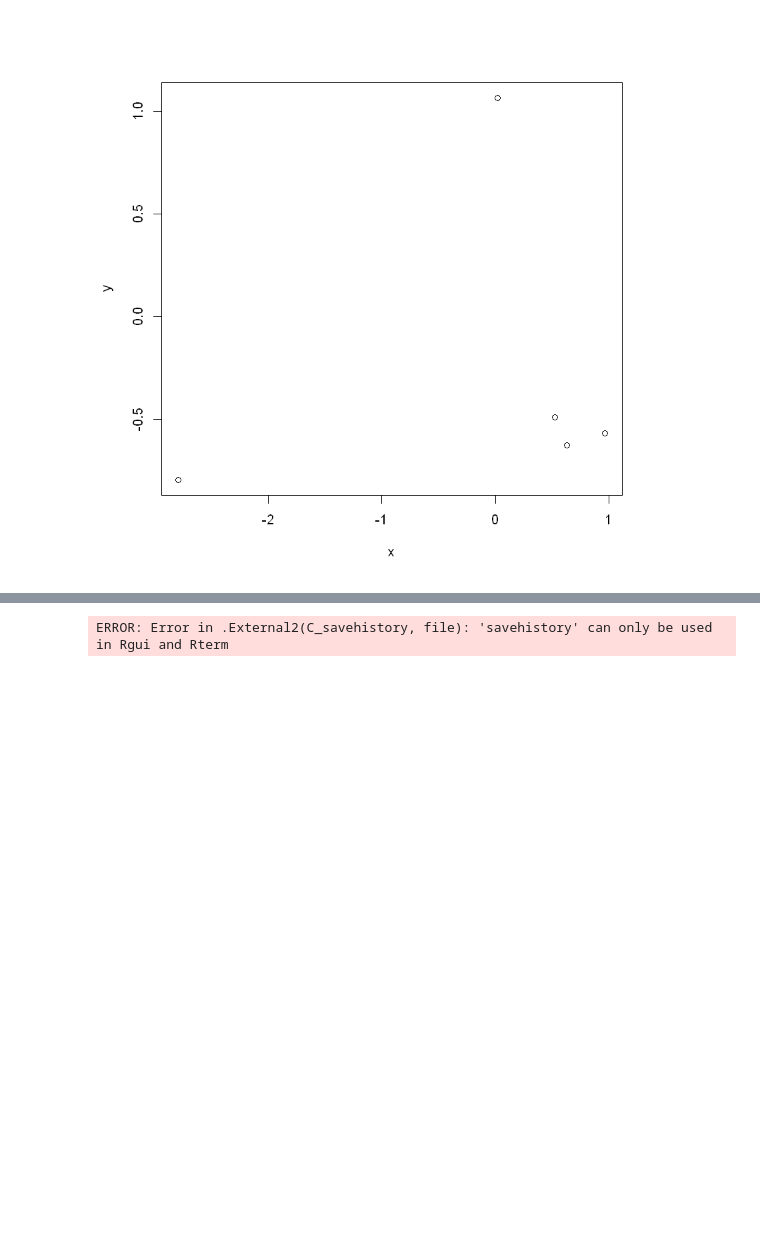
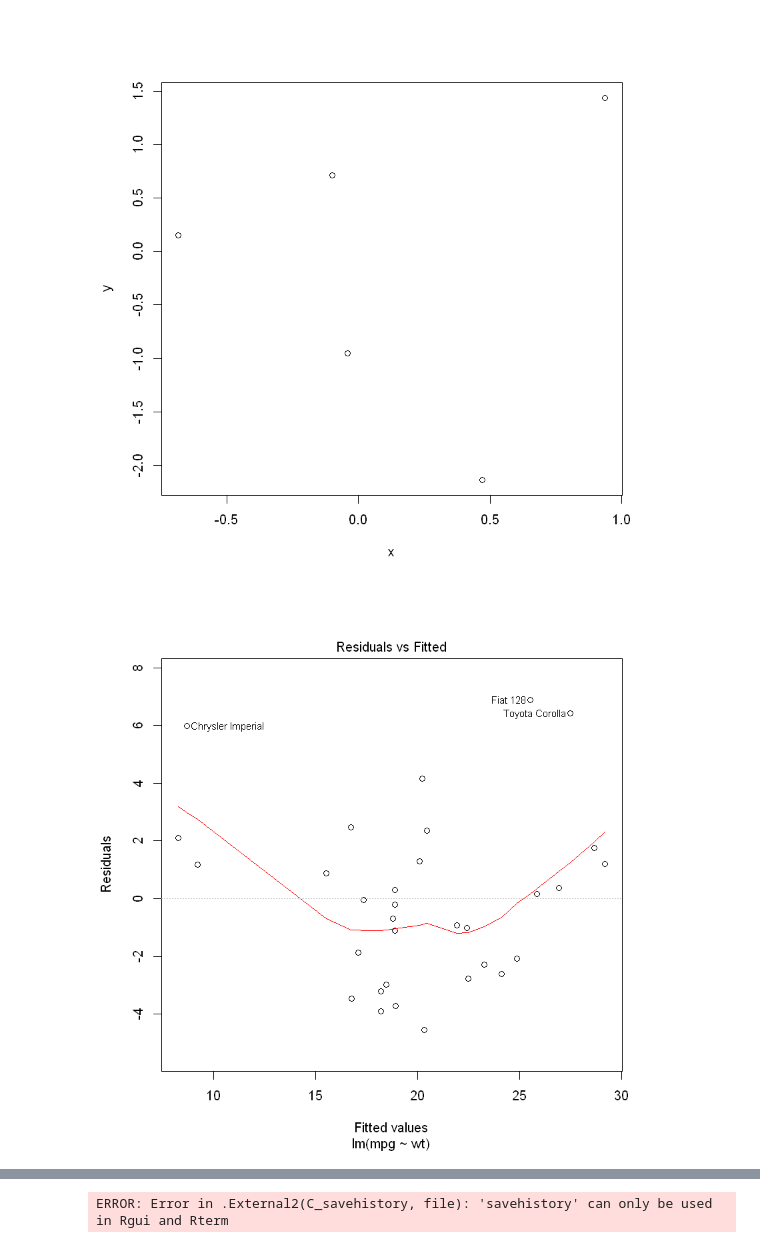
Before and after one commit to THUzhangga/R_notebook, a Jupyter notebook: R_notebook.ipynb, the cells around one changed output, grey strips where cells are left out. Cells and saved outputs as stored; diff of their text form; code cells hidden in the pictures; blank space fills up the shorter version.

```diff
--- a/R_notebook.ipynb
+++ b/R_notebook.ipynb
@@ -1,6 +11,9 @@
 # %%
 x<-rnorm(5)
 y<-rnorm(5)
 plot(x,y)
+lmfit <- lm(mpg~wt, data=mtcars)
+plot(lmfit)
 # %% [output]
-[figure, old version]
+[figure, new version]
+[figure, added]
```
Also changed, not shown: parts of 24 cells of this notebook, 1 other file.
